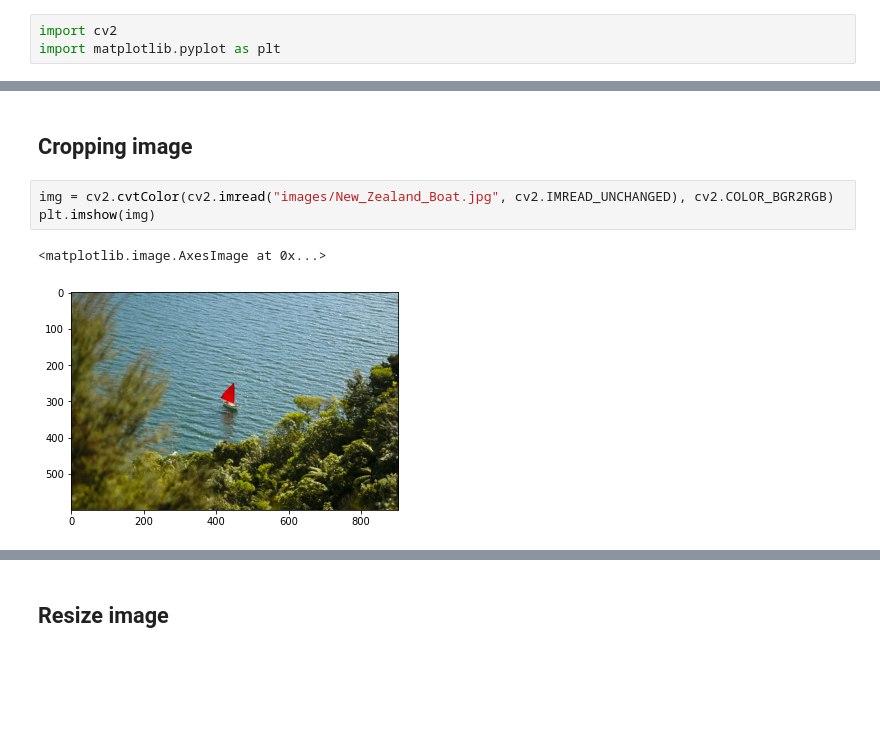
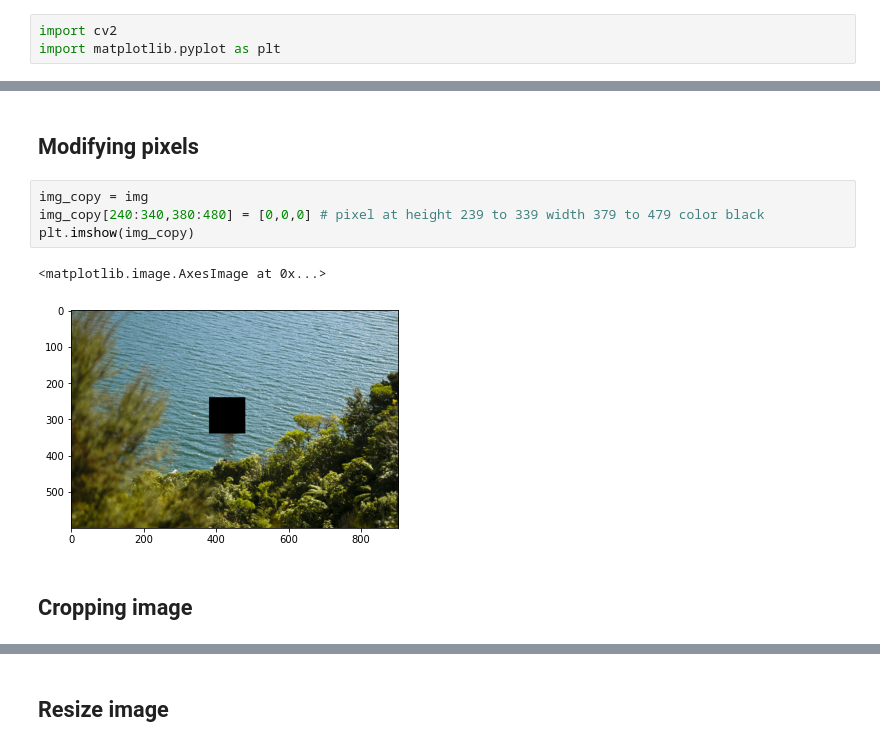
Before and after one commit to theNAFIZ/digital-image-processing-with-opencv, a Jupyter notebook: manipulation.ipynb, the cells around one changed output, grey strips where cells are left out. Cells and saved outputs as stored; diff of their text form; blank space fills up the shorter version.

Commit message:
Modify pixels

```diff
--- a/manipulation.ipynb
+++ b/manipulation.ipynb
@@ -6,11 +12,14 @@ import matplotlib.pyplot as plt
+# %% [markdown]
+## Modifying pixels
+# %%
+img_copy = img
+img_copy[240:340,380:480] = [0,0,0] # pixel at height 239 to 339 width 379 to 479 color black
+plt.imshow(img_copy)
+# %% [output]
+<matplotlib.image.AxesImage at 0x...>
+[figure, added]
 # %% [markdown]
 ## Cropping image
-# %%
-img = cv2.cvtColor(cv2.imread("images/New_Zealand_Boat.jpg", cv2.IMREAD_UNCHANGED), cv2.COLOR_BGR2RGB)
-plt.imshow(img)
-# %% [output]
-<matplotlib.image.AxesImage at 0x...>
-[figure, removed]
 # %%
 boat = img[240:340, 385:485]
 plt.imshow(boat)
```
Also changed, not shown: parts of 3 cells of this notebook, 1 other file.
